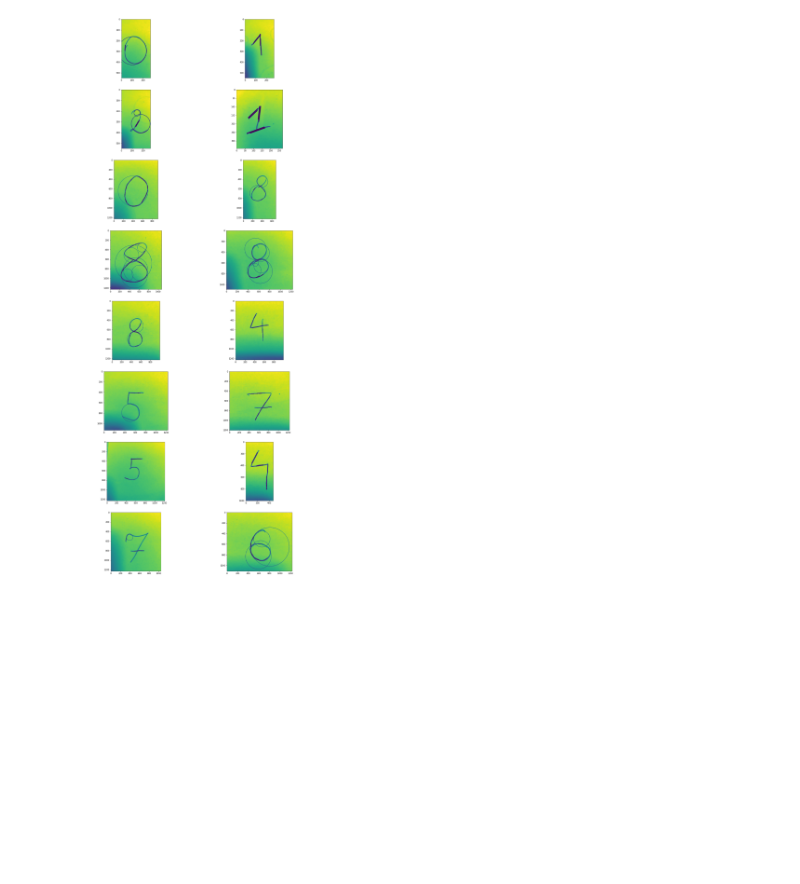
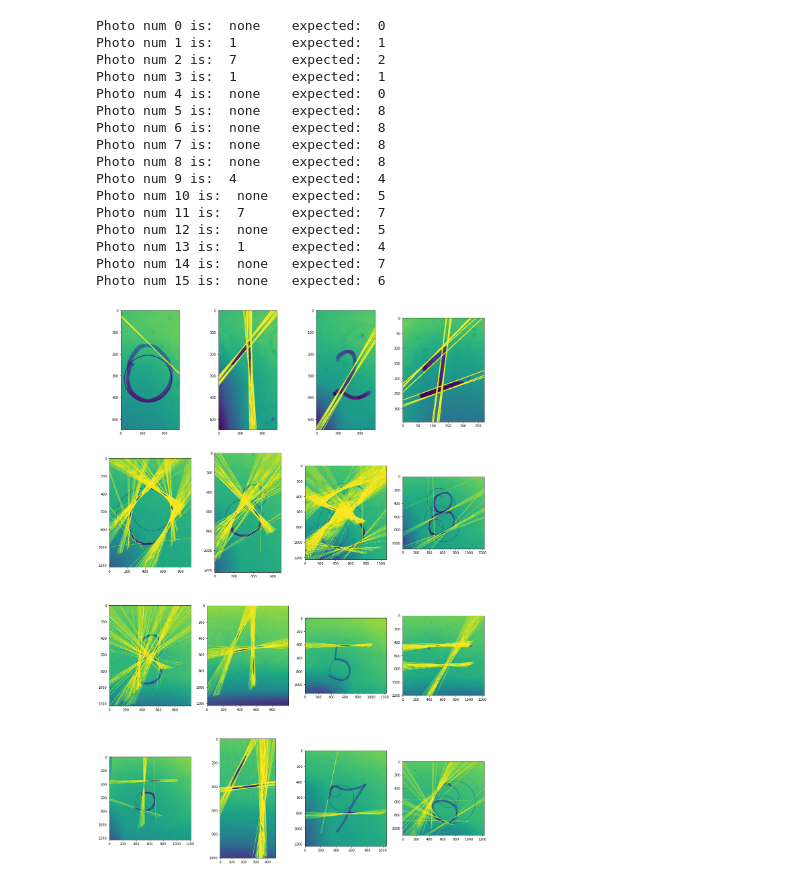
Before and after one commit to Szymon-Krysztopolski/Rozpoznawanie_liczb_ze_zdj, a Jupyter notebook: Calculator.ipynb, the cells around one changed output. Cells and saved outputs as stored; diff of their text form; code cells hidden in the pictures; blank space fills up the shorter version.

```diff
--- a/Calculator.ipynb
+++ b/Calculator.ipynb
@@ -5,21 +5,27 @@ import cv2
 from skimage import morphology, feature
 
 n=16
-plt_m=2
+plt_m=4
 plt_n=int(n/plt_m)
-fsize=(20,50)
+fsize=(20,30)
 
 scale_percent = 60
+border_1 = 0.85
+border_2 = 0.3
+proc_lines_domination = 0.7
 
-sq1=5
-sq2=2
+sq1=15
+sq2=3
 
+expected=[0,1,2,1,0,8,8,8,8,4,5,7,5,4,7,6]
 pictures=[]
 for i in range(n):
     tmp=str(i)
     if(i<10):
         tmp='0'+tmp
     pictures.append(tmp)
+
+
 
 def main():
 
@@ -30,6 +36,7 @@ def main():
     for table in pictures:
         plt.subplot(plt_n,plt_m,sub)
         image=cv2.imread('data/calc_'+table+'.jpg')
+        number='none'
 
         width = int(image.shape[1] * scale_percent / 100)
         height = int(image.shape[0] * scale_percent / 100)
@@ -44,37 +51,87 @@ def main():
         img = morphology.erosion(img, morphology.square(sq1))
         img = morphology.dilation(img, morphology.square(sq2))
         dst = cv2.Canny(img, 50, 200, None, 3)
 
+        #----------------------------------------------------------
         circles = cv2.HoughCircles(
             img,
             cv2.HOUGH_GRADIENT,
             1,
             100,
             param1=50,
             param2=40,
             minRadius=0,
             maxRadius=0
         )
-        if (circles is not None):
+        if circles is not None:
             circles = np.uint16(np.around(circles))
             for i in circles[0,:]:
                 # draw the outer circle
                 cv2.circle(img,(i[0],i[1]),i[2],(0,255,0),2)
                 # draw the center of the circle
                 #cv2.circle(img,(i[0],i[1]),2,(0,0,255),3)
+        #----------------------------------------------------------
+        lines_H=0
+        lines_V=0
+        lines_slash=0
+        lines_bslash=0
 
-        linesP = cv2.HoughLinesP(dst, 1, np.pi / 180, 50, None, 50, 10)
-        if linesP is not None:
-            for i in range(0, len(linesP)):
-                l = linesP[i][0]
-                cv2.line(img, (l[0], l[1]), (l[2], l[3]), (0,0,255), 3, cv2.LINE_AA)
+        lines = cv2.HoughLines(dst,1,np.pi/180,50)
+        if lines is not None:
+            for rho,theta in lines[:,0]:
+                a = np.cos(theta)
+                b = np.sin(theta)
+                x0 = a*rho
+                y0 = b*rho
+                x1 = int(x0 + 1000*(-b))
+                y1 = int(y0 + 1000*(a))
+                x2 = int(x0 - 1000*(-b))
+                y2 = int(y0 - 1000*(a))
+
+                cv2.line(img,(x1,y1),(x2,y2),(255,255,255),2)
+
+                if abs(a)<0.2:
+                    lines_H+=1
+                elif abs(a)>0.9:
+                    lines_V+=1
+                elif border_1>a>border_2:
+                    lines_slash+=1
+                elif -border_1<a<-border_2:
+                    lines_bslash+=1
+        #----------------------------------------------------------
+        if circles is None:
+            suma=sum([lines_H,lines_V,lines_slash,lines_bslash])
+            if suma != 0:
+                if ((lines_H+lines_slash)/suma) >= proc_lines_domination:
+                    number=7
+                elif ((lines_V+lines_slash)/suma) >= proc_lines_domination:
+                    number=1
+                else: number=4
+            #print("Photo num ",sub-1,": ",lines_H,lines_V,lines_slash,lines_bslash)
+        print("Photo num",sub-1,"is: ",number,"\t expected: ",expected[sub-1])
 
         plt.imshow(img)
         sub+=1
     plt.show()
 
 
 if __name__=='__main__':
     main()
 # %% [output]
+Photo num 0 is:  none    expected:  0
+Photo num 1 is:  1       expected:  1
+Photo num 2 is:  7       expected:  2
+Photo num 3 is:  1       expected:  1
+Photo num 4 is:  none    expected:  0
+Photo num 5 is:  none    expected:  8
+Photo num 6 is:  none    expected:  8
+Photo num 7 is:  none    expected:  8
+Photo num 8 is:  none    expected:  8
+Photo num 9 is:  4       expected:  4
+Photo num 10 is:  none   expected:  5
+Photo num 11 is:  7      expected:  7
+Photo num 12 is:  none   expected:  5
+Photo num 13 is:  1      expected:  4
+Photo num 14 is:  none   expected:  7
+Photo num 15 is:  none   expected:  6
-[figure, old version]
+[figure, new version]
```
